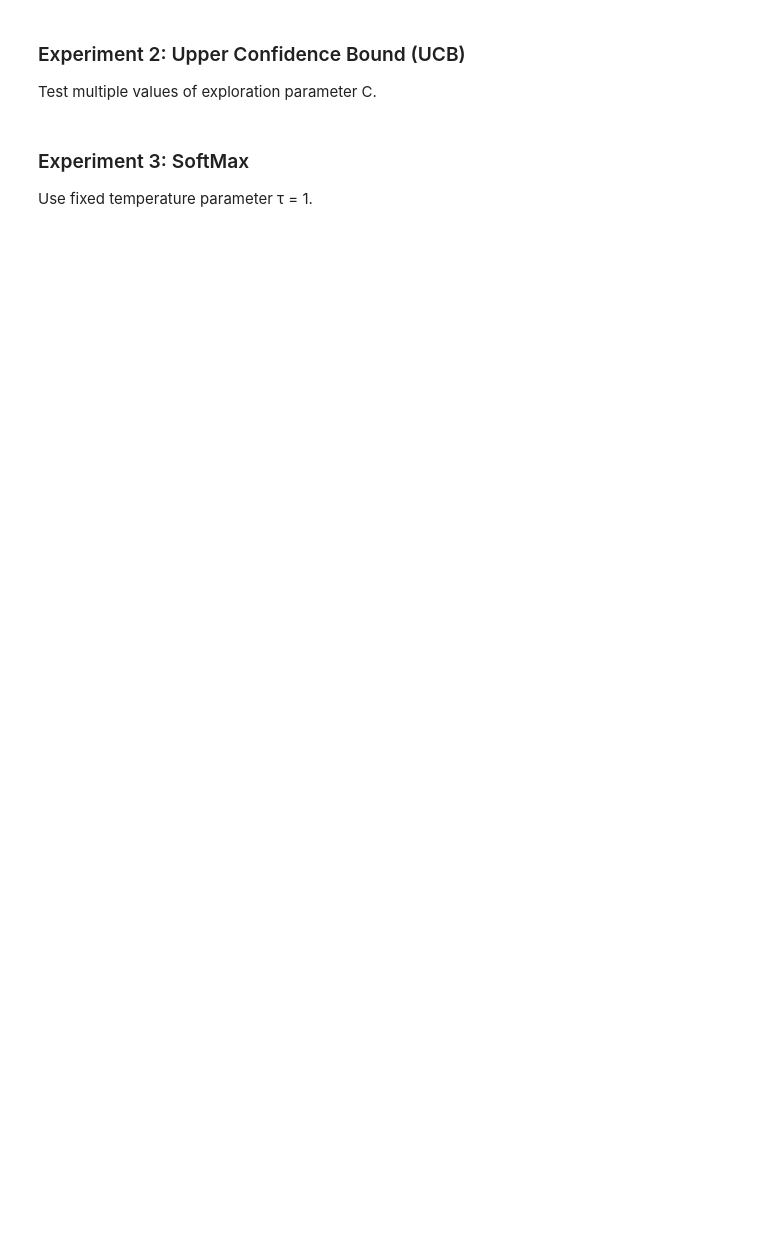
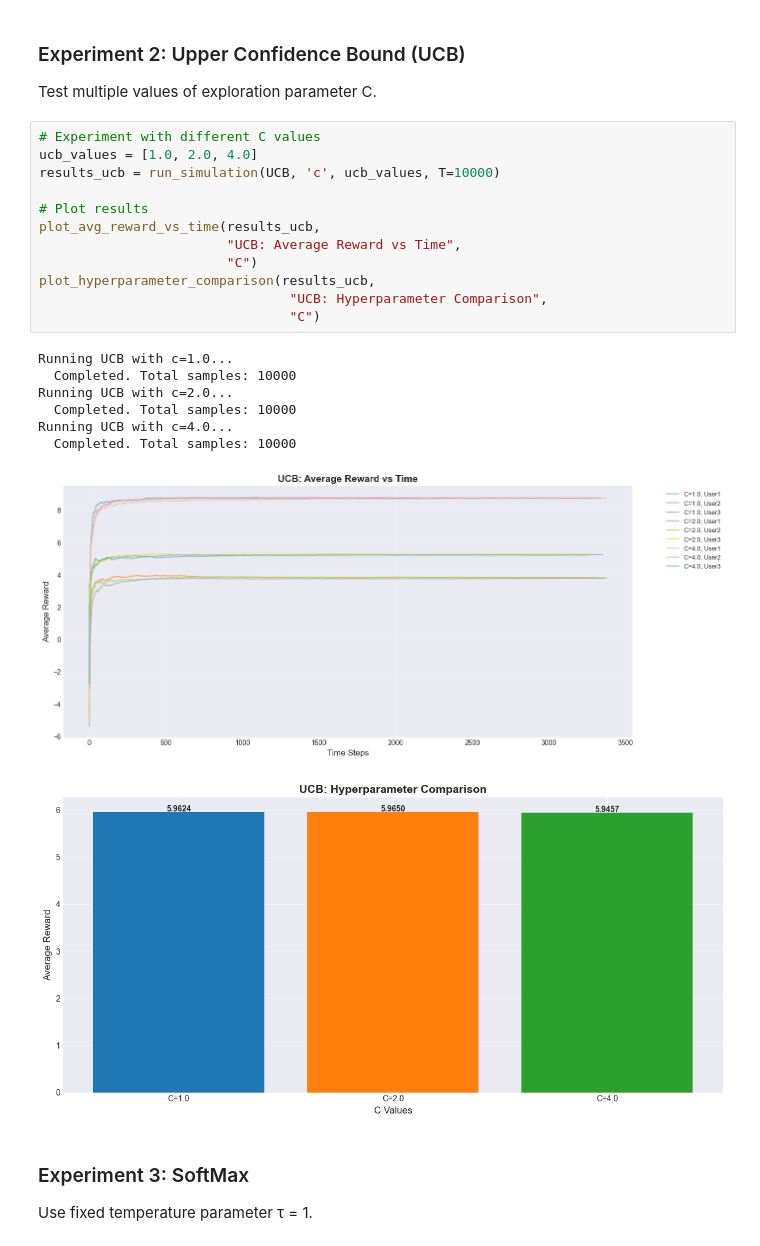
Before and after one commit to asp616848/lab3-contextual-bandit, a Jupyter notebook: lab3_results_u20230101.ipynb, the cells around one changed output. Saved outputs shown, nothing was run; the diff lists cells and outputs as text; blank space fills up the shorter version.

```diff
--- a/lab3_results_u20230101.ipynb
+++ b/lab3_results_u20230101.ipynb
@@ -721,6 +879,27 @@ Test multiple values of ε and compare performance.
 ### Experiment 2: Upper Confidence Bound (UCB)
 
 Test multiple values of exploration parameter C.
+# %%
+# Experiment with different C values
+ucb_values = [1.0, 2.0, 4.0]
+results_ucb = run_simulation(UCB, 'c', ucb_values, T=10000)
+
+# Plot results
+plot_avg_reward_vs_time(results_ucb,
+                        "UCB: Average Reward vs Time",
+                        "C")
+plot_hyperparameter_comparison(results_ucb,
+                                "UCB: Hyperparameter Comparison",
+                                "C")
+# %% [output]
+Running UCB with c=1.0...
+  Completed. Total samples: 10000
+Running UCB with c=2.0...
+  Completed. Total samples: 10000
+Running UCB with c=4.0...
+  Completed. Total samples: 10000
+[figure, added]
+[figure, added]
 # %% [markdown]
 ### Experiment 3: SoftMax
 
```
Also changed, not shown: parts of 12 cells of this notebook, 1 other file.
